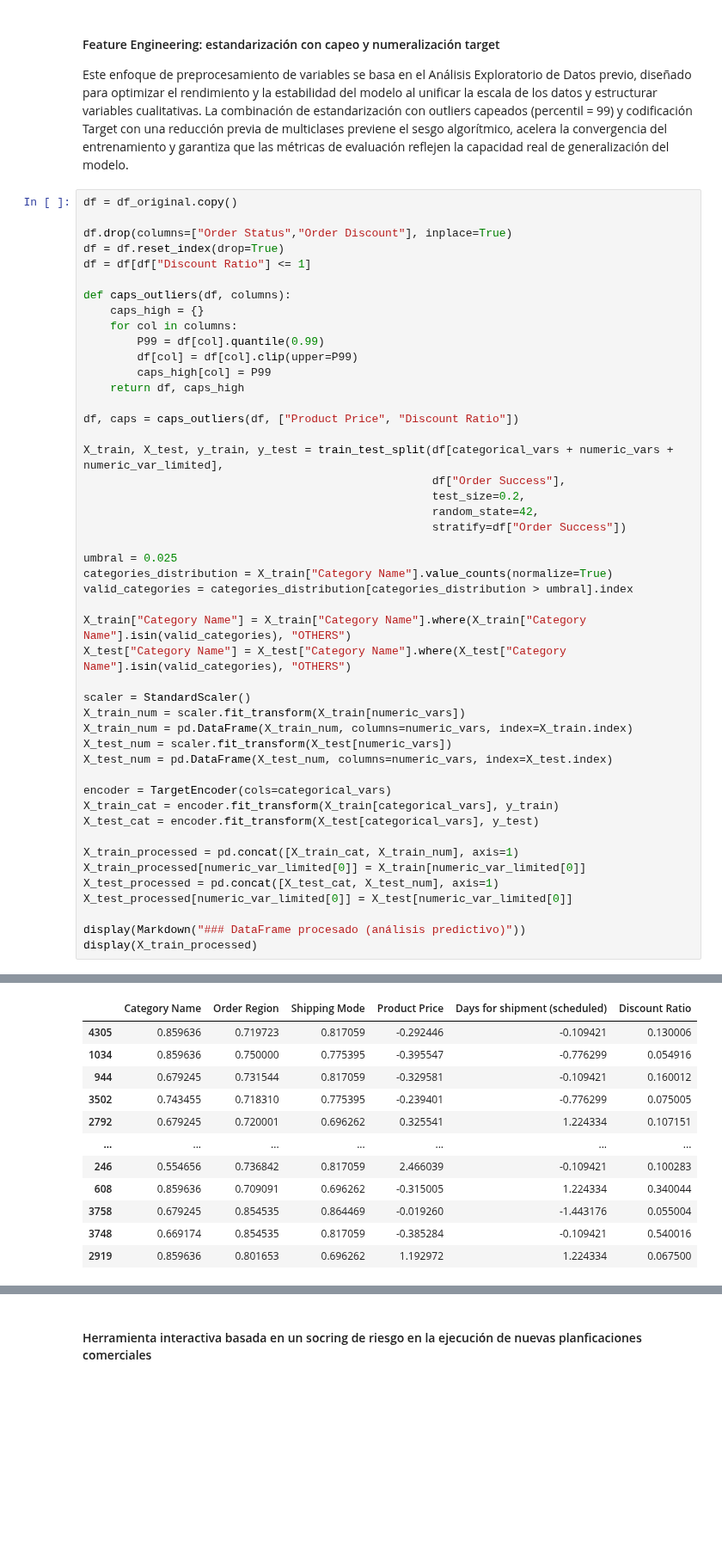
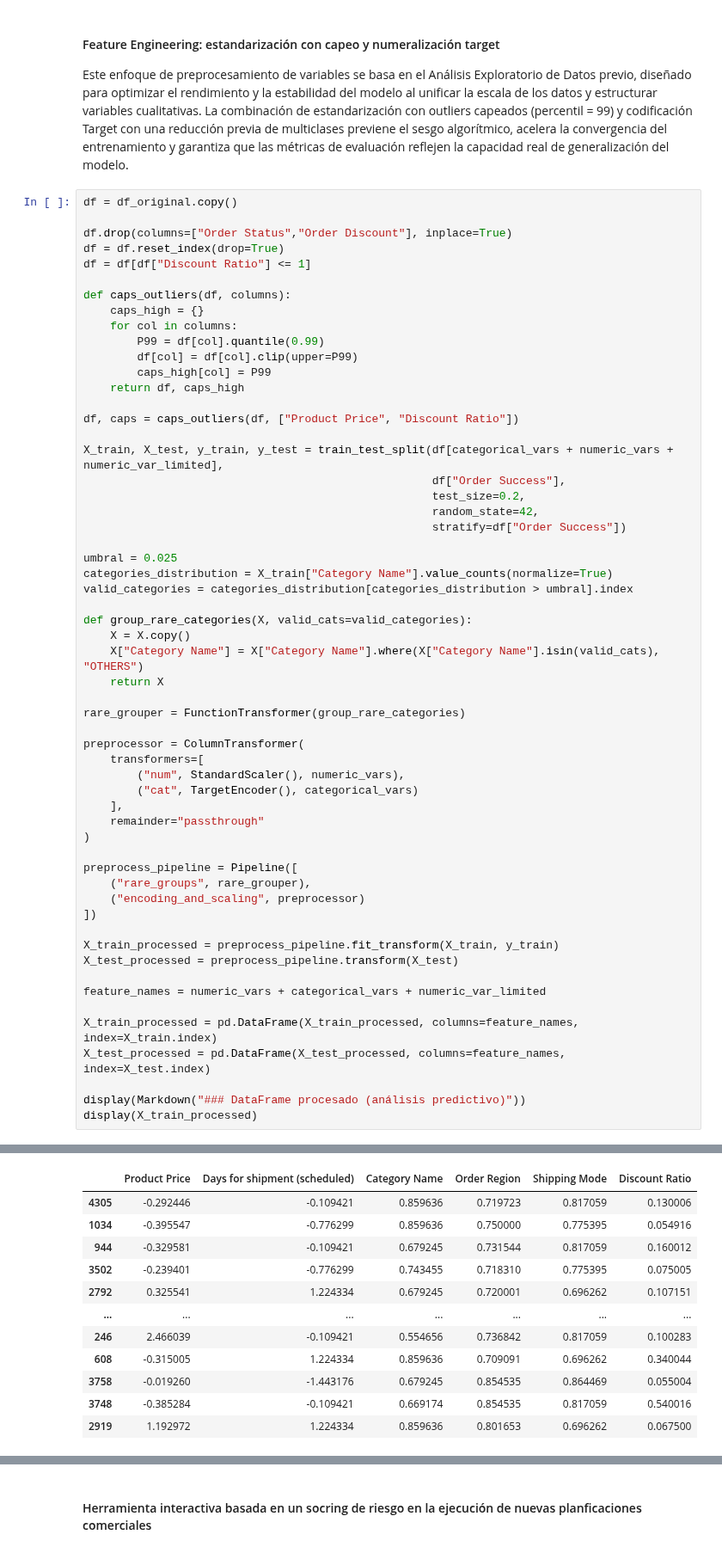
Before and after one commit to genagithub/proyecto-4, a Jupyter notebook: risk_scoring.ipynb, the cells around one changed output, grey strips where cells are left out. Shown at 86% size. Cells and saved outputs as stored; diff of their text form; blank space fills up the shorter version.

```diff
--- a/risk_scoring.ipynb
+++ b/risk_scoring.ipynb
@@ -116,59 +119,69 @@ df = df.reset_index(drop=True)
 df = df[df["Discount Ratio"] <= 1]
 
 def caps_outliers(df, columns):
     caps_high = {}
     for col in columns:
         P99 = df[col].quantile(0.99)
         df[col] = df[col].clip(upper=P99)
         caps_high[col] = P99
     return df, caps_high
 
 df, caps = caps_outliers(df, ["Product Price", "Discount Ratio"])
 
 X_train, X_test, y_train, y_test = train_test_split(df[categorical_vars + numeric_vars + numeric_var_limited],
                                                     df["Order Success"],
                                                     test_size=0.2,
                                                     random_state=42,
                                                     stratify=df["Order Success"])
 
 umbral = 0.025
 categories_distribution = X_train["Category Name"].value_counts(normalize=True)
 valid_categories = categories_distribution[categories_distribution > umbral].index
 
-X_train["Category Name"] = X_train["Category Name"].where(X_train["Category Name"].isin(valid_categories), "OTHERS")
-X_test["Category Name"] = X_test["Category Name"].where(X_test["Category Name"].isin(valid_categories), "OTHERS")
+def group_rare_categories(X, valid_cats=valid_categories):
+    X = X.copy()
+    X["Category Name"] = X["Category Name"].where(X["Category Name"].isin(valid_cats), "OTHERS")
+    return X
 
-scaler = StandardScaler()
-X_train_num = scaler.fit_transform(X_train[numeric_vars])
-X_train_num = pd.DataFrame(X_train_num, columns=numeric_vars, index=X_train.index)
-X_test_num = scaler.fit_transform(X_test[numeric_vars])
-X_test_num = pd.DataFrame(X_test_num, columns=numeric_vars, index=X_test.index)
+rare_grouper = FunctionTransformer(group_rare_categories)
 
-encoder = TargetEncoder(cols=categorical_vars)
-X_train_cat = encoder.fit_transform(X_train[categorical_vars], y_train)
-X_test_cat = encoder.fit_transform(X_test[categorical_vars], y_test)
+preprocessor = ColumnTransformer(
+    transformers=[
+        ("num", StandardScaler(), numeric_vars),
+        ("cat", TargetEncoder(), categorical_vars)
+    ],
+    remainder="passthrough"
+)
 
-X_train_processed = pd.concat([X_train_cat, X_train_num], axis=1)
-X_train_processed[numeric_var_limited[0]] = X_train[numeric_var_limited[0]]
-X_test_processed = pd.concat([X_test_cat, X_test_num], axis=1)
-X_test_processed[numeric_var_limited[0]] = X_test[numeric_var_limited[0]]
+preprocess_pipeline = Pipeline([
+    ("rare_groups", rare_grouper),
+    ("encoding_and_scaling", preprocessor)
+])
+
+X_train_processed = preprocess_pipeline.fit_transform(X_train, y_train)
+X_test_processed = preprocess_pipeline.transform(X_test)
+
+feature_names = numeric_vars + categorical_vars + numeric_var_limited
+
+X_train_processed = pd.DataFrame(X_train_processed, columns=feature_names, index=X_train.index)
+X_test_processed = pd.DataFrame(X_test_processed, columns=feature_names, index=X_test.index)
 
 display(Markdown("### DataFrame procesado (análisis predictivo)"))
 display(X_train_processed)
 # %% [output]
 ### DataFrame procesado (análisis predictivo)
-|  | Category Name | Order Region | Shipping Mode | Product Price | Days for shipment (scheduled) | Discount Ratio |
-| 4305 | 0.859636 | 0.719723 | 0.817059 | -0.292446 | -0.109421 | 0.130006 |
-| 1034 | 0.859636 | 0.750000 | 0.775395 | -0.395547 | -0.776299 | 0.054916 |
-| 944 | 0.679245 | 0.731544 | 0.817059 | -0.329581 | -0.109421 | 0.160012 |
-| 3502 | 0.743455 | 0.718310 | 0.775395 | -0.239401 | -0.776299 | 0.075005 |
-| 2792 | 0.679245 | 0.720001 | 0.696262 | 0.325541 | 1.224334 | 0.107151 |
+|  | Product Price | Days for shipment (scheduled) | Category Name | Order Region | Shipping Mode | Discount Ratio |
+| 4305 | -0.292446 | -0.109421 | 0.859636 | 0.719723 | 0.817059 | 0.130006 |
+| 1034 | -0.395547 | -0.776299 | 0.859636 | 0.750000 | 0.775395 | 0.054916 |
+| 944 | -0.329581 | -0.109421 | 0.679245 | 0.731544 | 0.817059 | 0.160012 |
+| 3502 | -0.239401 | -0.776299 | 0.743455 | 0.718310 | 0.775395 | 0.075005 |
+| 2792 | 0.325541 | 1.224334 | 0.679245 | 0.720001 | 0.696262 | 0.107151 |
 | ... | ... | ... | ... | ... | ... | ... |
-| 246 | 0.554656 | 0.736842 | 0.817059 | 2.466039 | -0.109421 | 0.100283 |
-| 608 | 0.859636 | 0.709091 | 0.696262 | -0.315005 | 1.224334 | 0.340044 |
-| 3758 | 0.679245 | 0.854535 | 0.864469 | -0.019260 | -1.443176 | 0.055004 |
-| 3748 | 0.669174 | 0.854535 | 0.817059 | -0.385284 | -0.109421 | 0.540016 |
-| 2919 | 0.859636 | 0.801653 | 0.696262 | 1.192972 | 1.224334 | 0.067500 |
+| 246 | 2.466039 | -0.109421 | 0.554656 | 0.736842 | 0.817059 | 0.100283 |
+| 608 | -0.315005 | 1.224334 | 0.859636 | 0.709091 | 0.696262 | 0.340044 |
+| 3758 | -0.019260 | -1.443176 | 0.679245 | 0.854535 | 0.864469 | 0.055004 |
+| 3748 | -0.385284 | -0.109421 | 0.669174 | 0.854535 | 0.817059 | 0.540016 |
+| 2919 | 1.192972 | 1.224334 | 0.859636 | 0.801653 | 0.696262 | 0.067500 |
 3608 rows × 6 columns
 # %% [markdown]
 #### Bagging (K-Neighbors): reforzando los casos más cercanos
```
Also changed, not shown: parts of 4 cells of this notebook.
